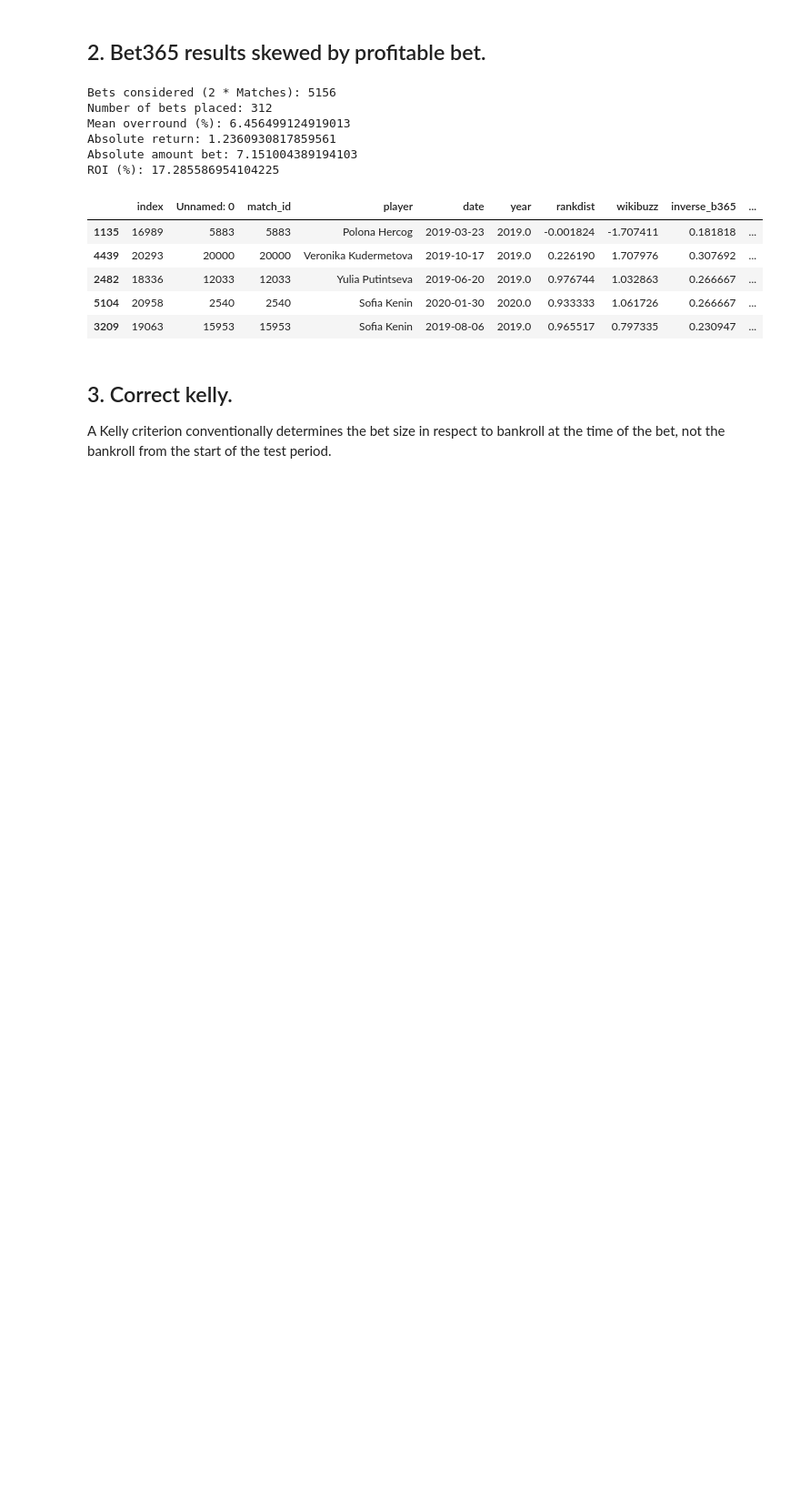
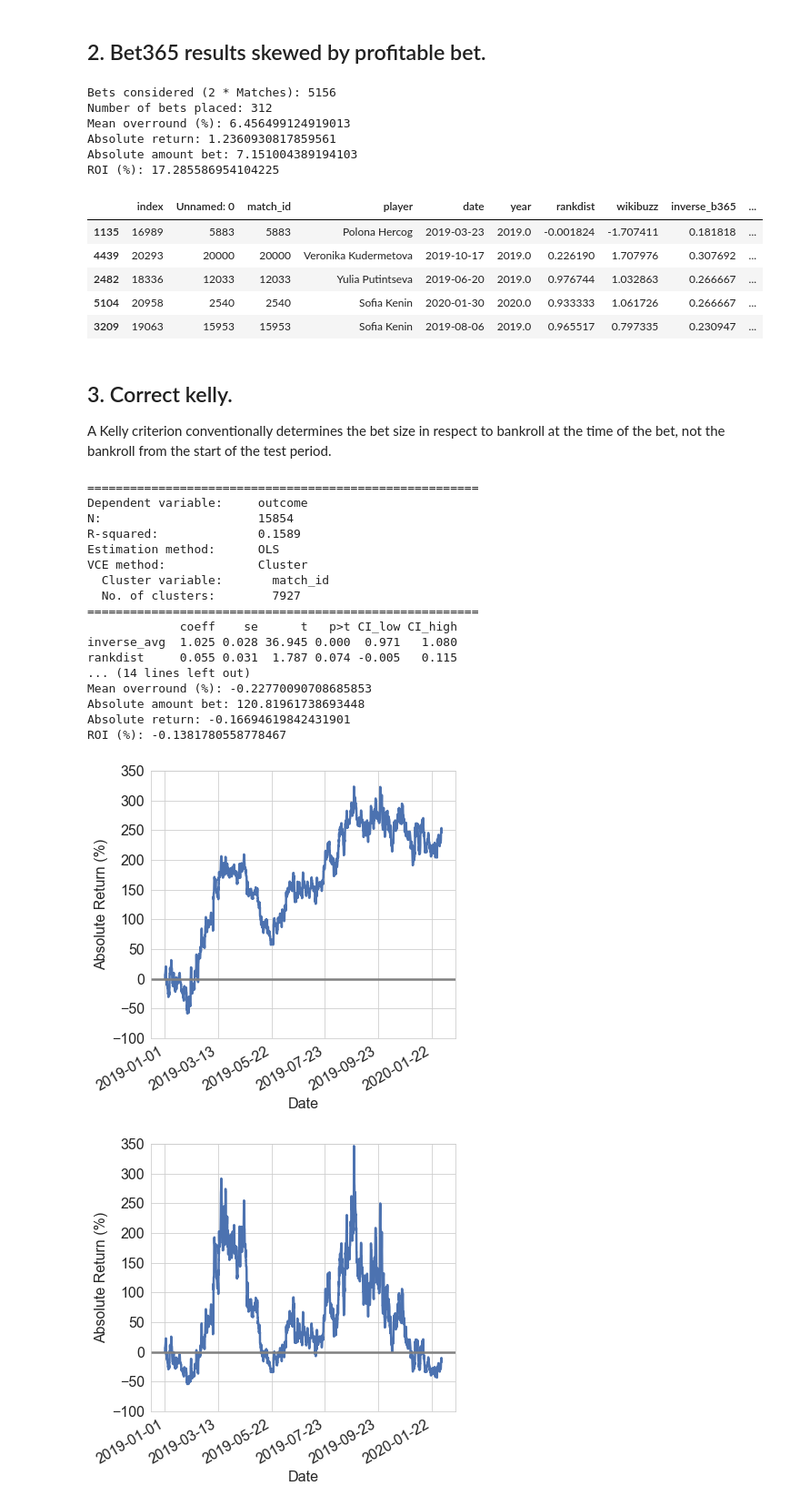
Before and after one commit to Faxulous/notFeelingTheBuzz, a Jupyter notebook: results_and_issues.ipynb, the cells around one changed output. Shown at 91% size. Cells and saved outputs as stored; diff of their text form; code cells hidden in the pictures; blank space fills up the shorter version.

```diff
--- a/results_and_issues.ipynb
+++ b/results_and_issues.ipynb
@@ -256,3 +271,27 @@ testset.drop(index=1135, inplace=True)
 # %% [markdown]
 ## 3. Correct kelly.
 A Kelly criterion conventionally determines the bet size in respect to bankroll at the time of the bet, not the bankroll from the start of the test period.
+# %%
+correct_kelly_results("best", rankdist=True)
+plot_results()
+correct_kelly_plot_results()
+# %% [output]
+=======================================================
+Dependent variable:     outcome
+N:                      15854
+R-squared:              0.1589
+Estimation method:      OLS
+VCE method:             Cluster
+  Cluster variable:       match_id
+  No. of clusters:        7927
+=======================================================
+             coeff    se      t   p>t CI_low CI_high
+inverse_avg  1.025 0.028 36.945 0.000  0.971   1.080
+rankdist     0.055 0.031  1.787 0.074 -0.005   0.115
+... (14 lines left out)
+Mean overround (%): -0.22770090708685853
+Absolute amount bet: 120.81961738693448
+Absolute return: -0.16694619842431901
+ROI (%): -0.1381780558778467
+[figure, added]
+[figure, added]
```
Also changed, not shown: parts of 7 cells of this notebook, 3 other files.
